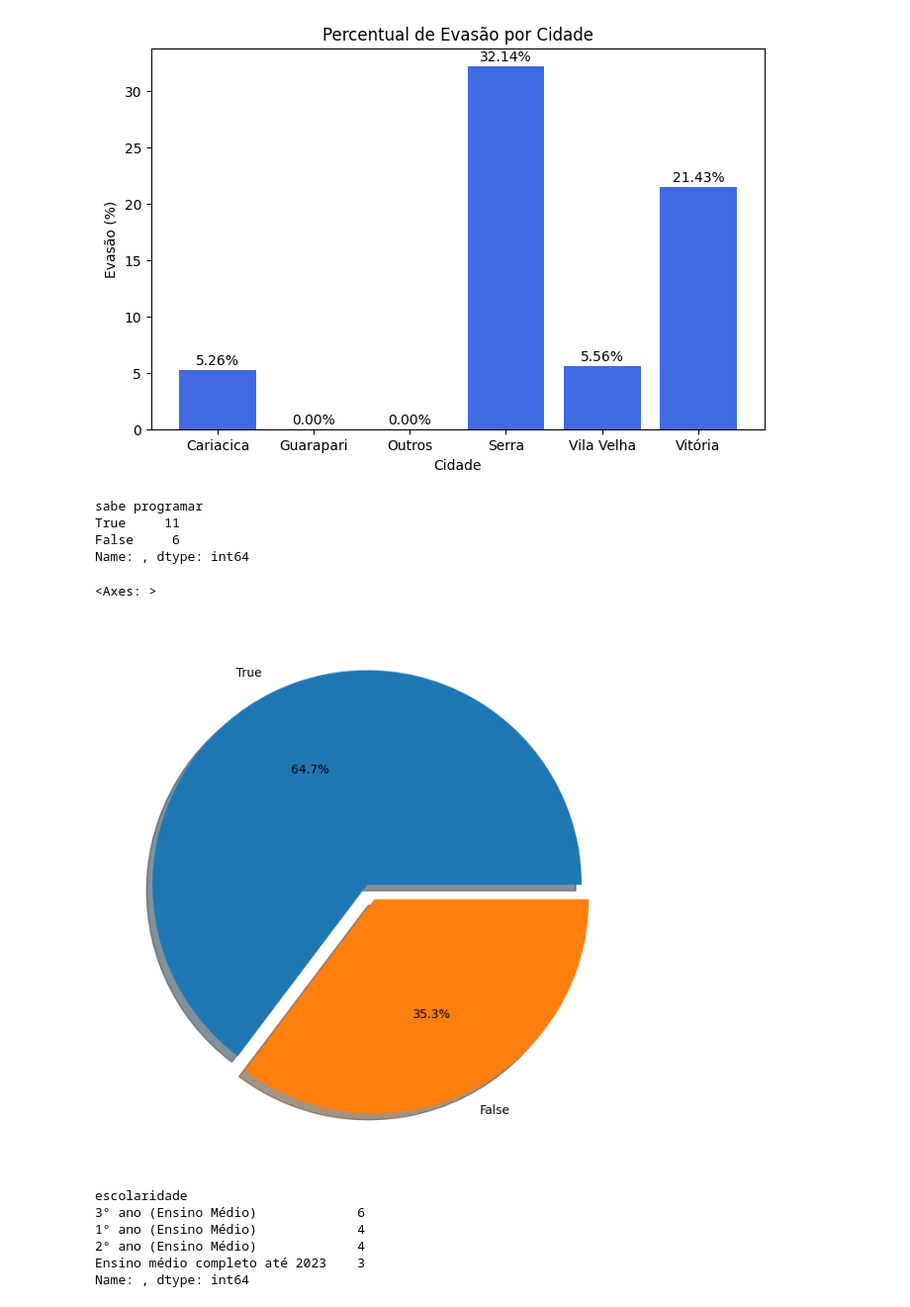
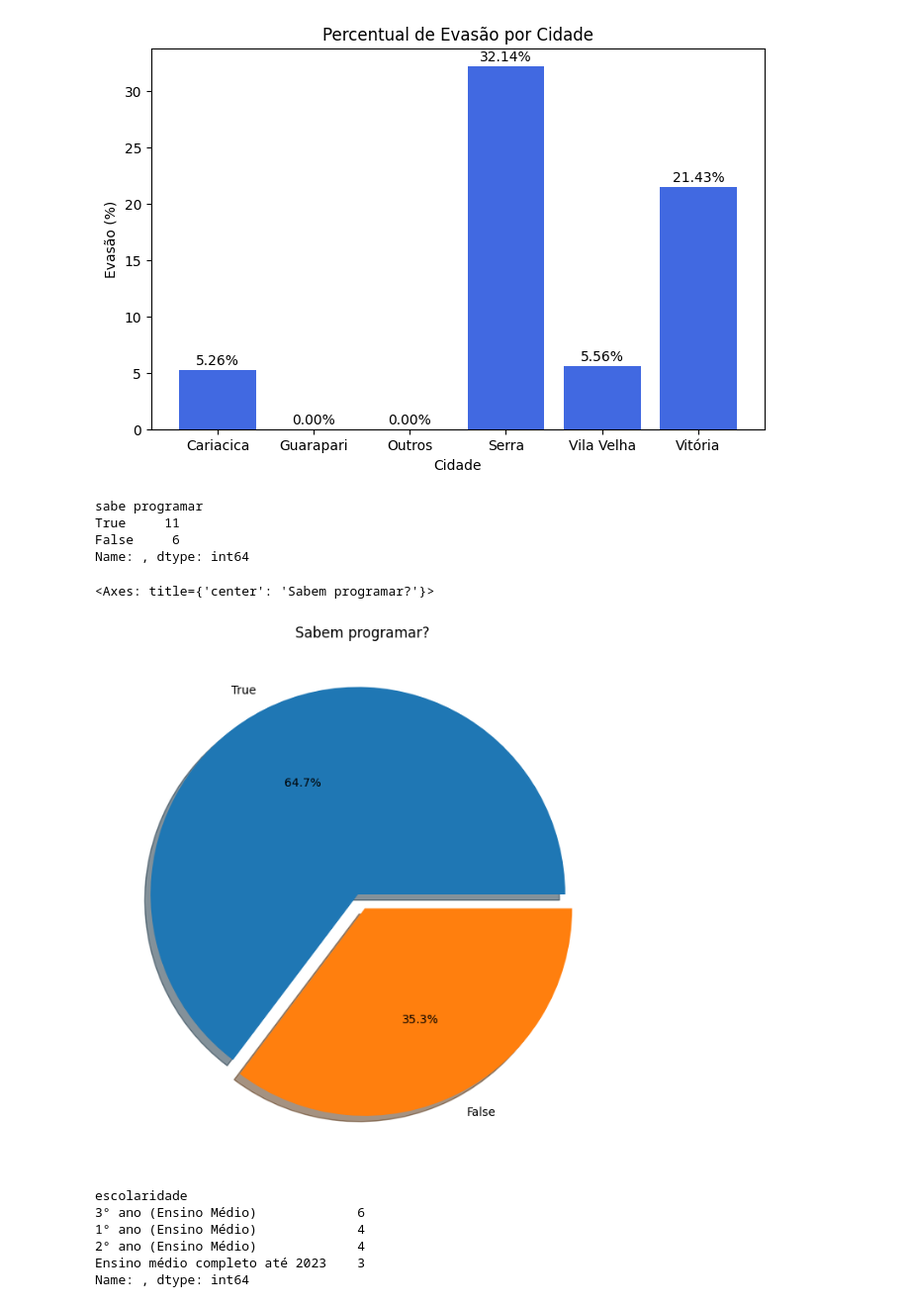
Before and after one commit to oeduardosg/introcomp, a Jupyter notebook: evadidos.ipynb, the cells around one changed output. Shown at 99% size. Drawn from its saved outputs; the diff is of its cells as text; code cells hidden in the pictures.

```diff
--- a/evadidos.ipynb
+++ b/evadidos.ipynb
@@ -143,21 +144,22 @@ Name: , dtype: int64
 # %%
 #Se sabe programar
 
 sabeprog = analisa(dados_evadidos,'sabe programar', PCT, False)
 
 sabeprog.plot.pie(
     figsize=(8, 8),
     autopct='%1.1f%%',
     shadow=True,
-    explode=[0.05, 0.025]
+    explode=[0.05, 0.025],
+    title = (f"Sabem programar?")
 )
 # %% [output]
 sabe programar
 True     11
 False     6
 Name: , dtype: int64
-<Axes: >
+<Axes: title={'center': 'Sabem programar?'}>
-[figure, old version]
+[figure, new version]
 # %%
 #Escolaridade, aqui a % é em relacao ao total de evadidos
 
```
Also changed, not shown: parts of 4 cells of this notebook.
